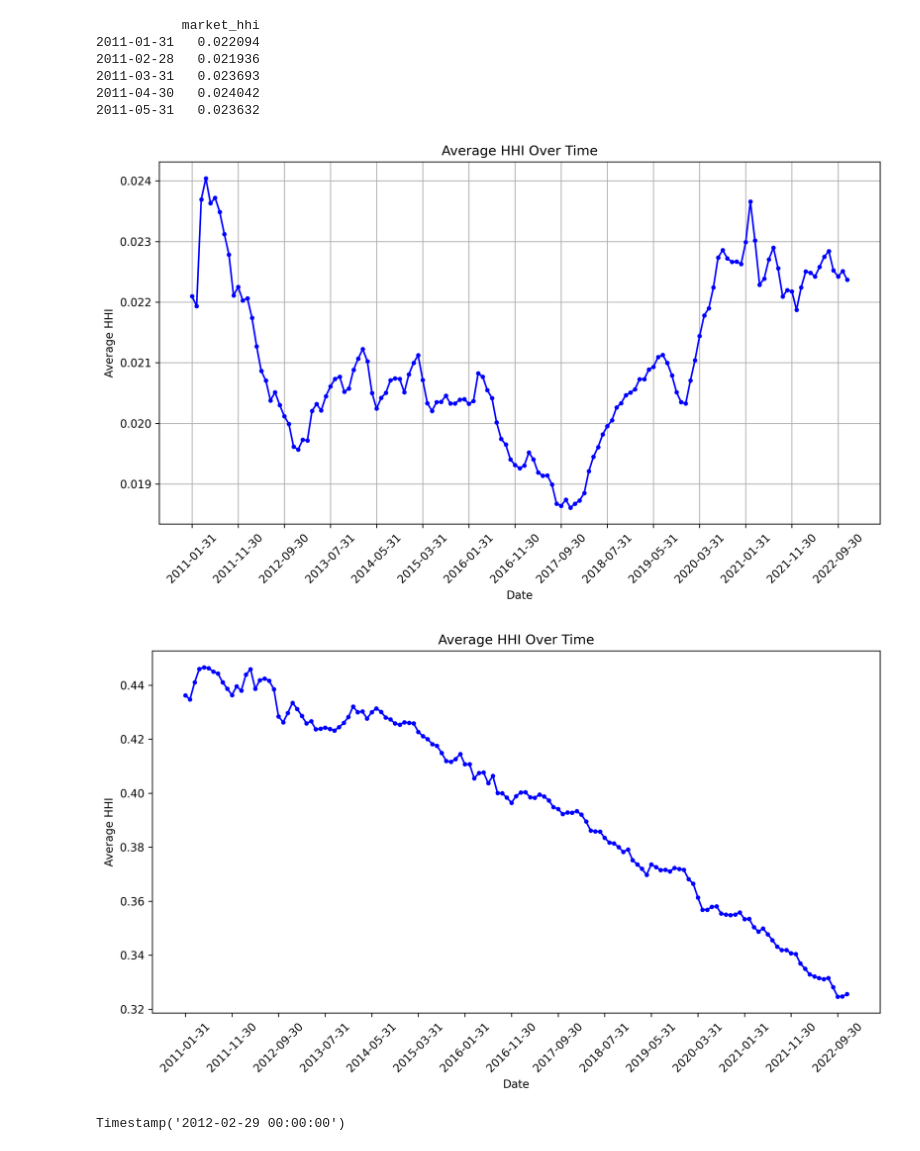
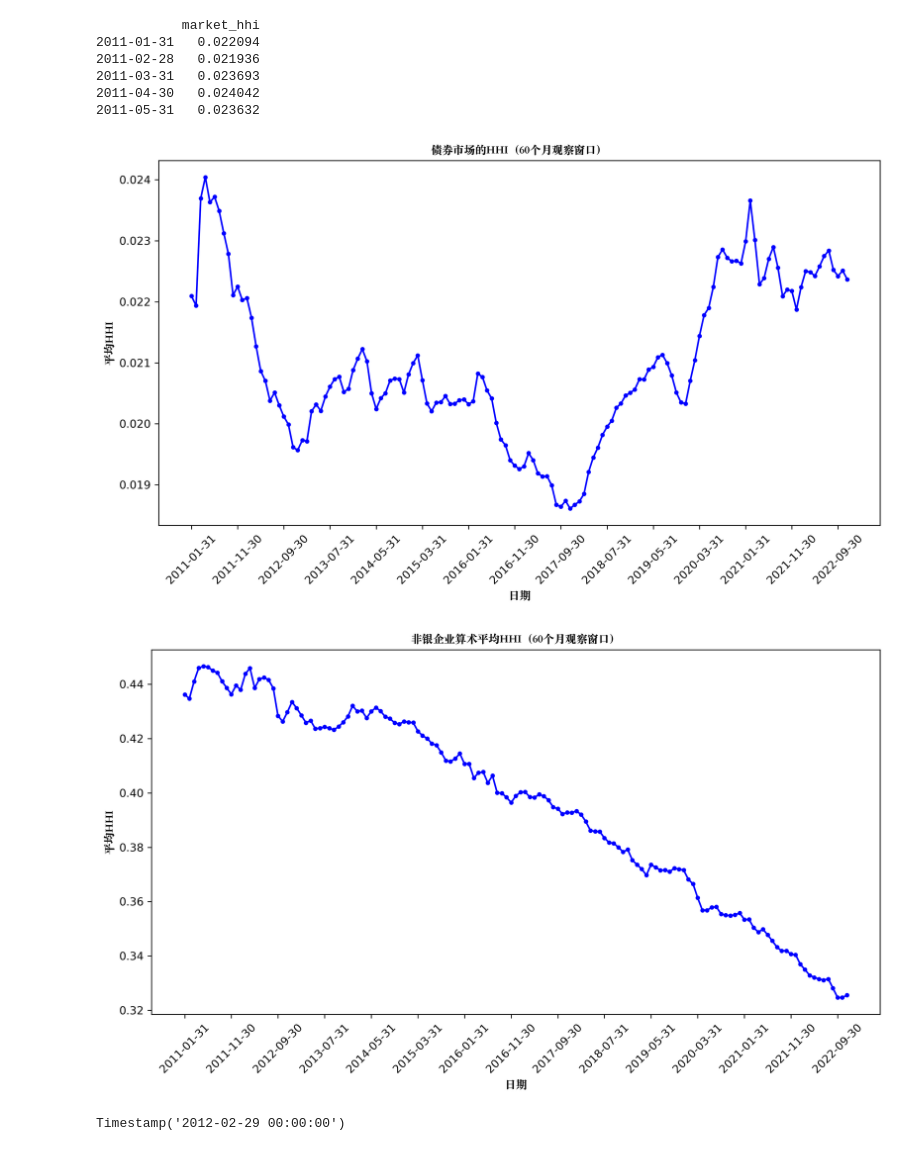
Before and after one commit to Lawrenceeeeeeee/bond, a Jupyter notebook: 利率期限结构.ipynb, the cells around one changed output. Drawn from its saved outputs; the diff is of its cells as text; code cells hidden in the pictures.

```diff
--- a/利率期限结构.ipynb
+++ b/利率期限结构.ipynb
@@ -279,28 +279,33 @@ result_df.to_csv(f'hhi_result_market_{start.date()}_{end.date()}_{f}.csv')
 2011-04-30   0.024042
 2011-05-31   0.023632
 # %%
-df_hhi = pd.read_csv('/Users/lawrence/Desktop/CUFE/大三上/金融统计分析/bond/hhi_result_market_2011-01-31_2022-11-30_60.csv')
+df_hhi = pd.read_csv('hhi_result_market_2011-01-31_2022-11-30_60.csv')
 
 # 画图
 import matplotlib.pyplot as plt
+from matplotlib import font_manager
+
+# 设置中文字体
+font_path = "Songti.ttc"
+my_font = font_manager.FontProperties(fname=font_path)
 
 # 设置步长
 step = 10  # 每隔10个日期显示一个标签
 
 plt.figure(figsize=(10, 6), dpi=300)
 plt.plot(df_hhi['Unnamed: 0'], df_hhi['market_hhi'], marker='o', linestyle='-', color='b', markersize=3)  # 调整点的大小
-plt.title('Average HHI Over Time')
-plt.xlabel('Date')
-plt.ylabel('Average HHI')
+plt.title('债券市场的HHI（60个月观察窗口）', fontproperties=my_font)  # 使用中文字体
+plt.xlabel('日期',fontproperties = my_font)
+plt.ylabel('平均HHI',fontproperties = my_font)
 
 # 只显示部分日期标签
 plt.xticks(range(0, len(df_hhi['Unnamed: 0']), step), df_hhi['Unnamed: 0'][::step], rotation=45)
 
-plt.grid(True)
+#plt.grid(True)
 plt.tight_layout()
 plt.show()
 # %% [output]
-[figure, old version]
+[figure, new version]
 # %%
 df_hhi = pd.read_csv('hhi_result_2011-01-31_2022-11-30_60_2.csv')
 
@@ -309,15 +314,20 @@ df_hhi['mean_hhi'] = df_hhi.iloc[:, 2:].mask(df_hhi.iloc[:, 2:] == 1).mean(axis=
 df_hhi.head()
 
 import matplotlib.pyplot as plt
+from matplotlib import font_manager
+
+# 设置中文字体
+font_path = "Songti.ttc"
+my_font = font_manager.FontProperties(fname=font_path)
 
 # 设置步长
 step = 10  # 每隔10个日期显示一个标签
 
 plt.figure(figsize=(10, 6), dpi=300)
 plt.plot(df_hhi['Unnamed: 0'], df_hhi['mean_hhi'], marker='o', linestyle='-', color='b', markersize=3)  # 调整点的大小
-plt.title('Average HHI Over Time')
-plt.xlabel('Date')
-plt.ylabel('Average HHI')
+plt.title('非银企业算术平均HHI（60个月观察窗口）',fontproperties = my_font)
+plt.xlabel('日期',fontproperties = my_font)
+plt.ylabel('平均HHI',fontproperties = my_font)
 
 # 只显示部分日期标签
 plt.xticks(range(0, len(df_hhi['Unnamed: 0']), step), df_hhi['Unnamed: 0'][::step], rotation=45)
@@ -326,7 +336,7 @@ plt.xticks(range(0, len(df_hhi['Unnamed: 0']), step), df_hhi['Unnamed: 0'][::ste
 plt.tight_layout()
 plt.show()
 # %% [output]
-[figure, old version]
+[figure, new version]
 # %%
 
 pre = datetime.datetime(2011, 2, 28)
```
Also changed, not shown: parts of 4 cells of this notebook, 18 other files.
